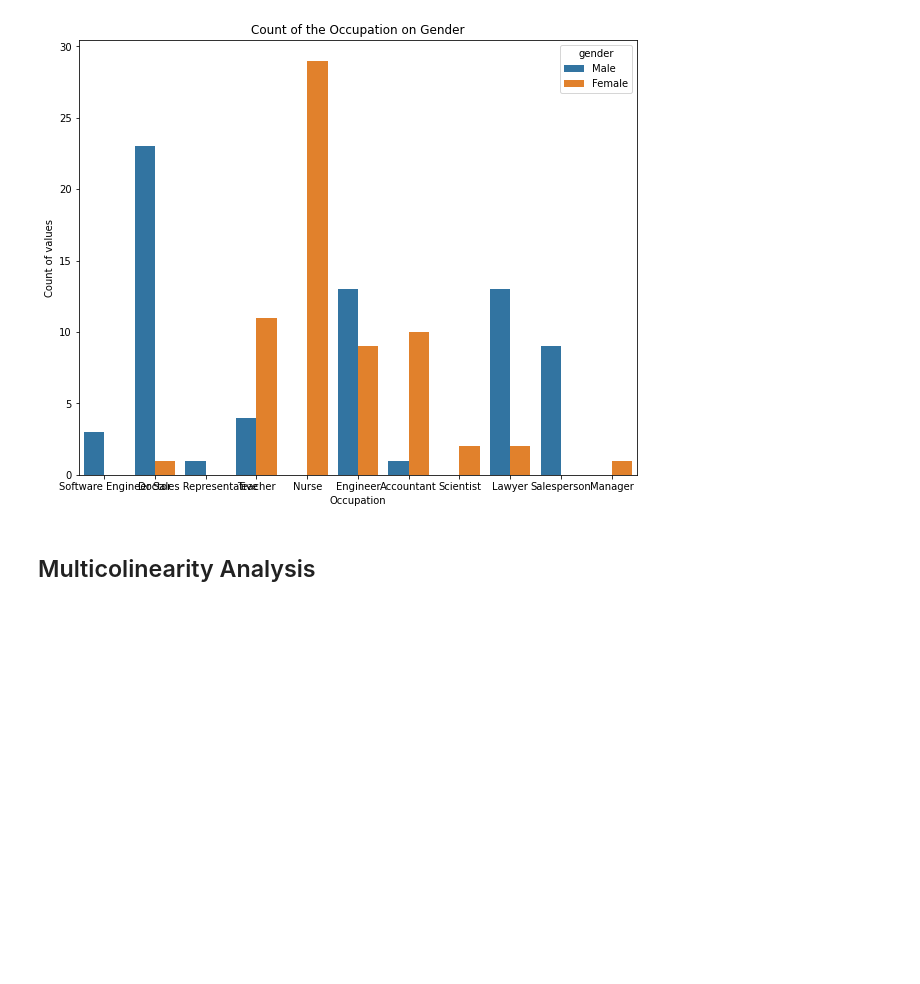
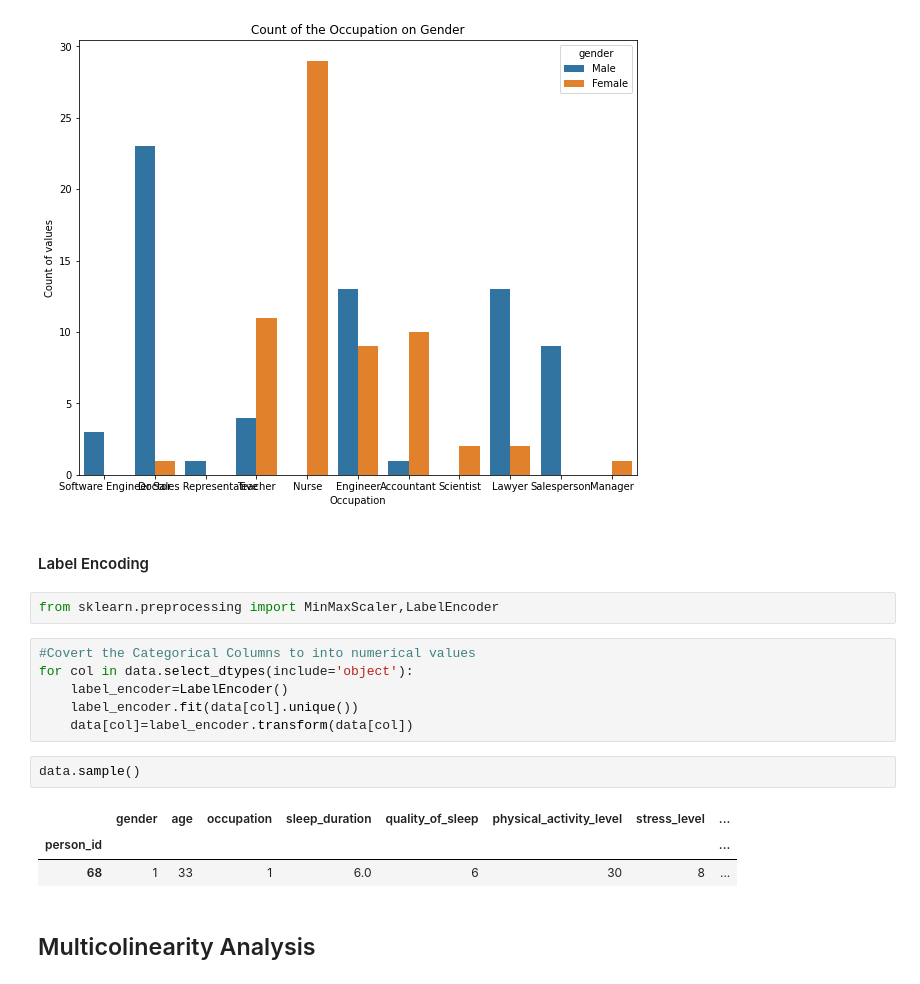
Before and after one commit to McOwino/Sleep_Health_Analysis, a Jupyter notebook: Sleep Health.ipynb, the cells around one changed output. Saved outputs shown, nothing was run; the diff lists cells and outputs as text; blank space fills up the shorter version.

Commit message:
Label Encoding

```diff
--- a/Sleep Health.ipynb
+++ b/Sleep Health.ipynb
@@ -540,6 +540,22 @@ plt.ylabel("Count of values")
 plt.show()
 # %% [output]
 [figure]
+# %% [markdown]
+#### Label Encoding
+# %%
+from sklearn.preprocessing import MinMaxScaler,LabelEncoder
+# %%
+#Covert the Categorical Columns to into numerical values
+for col in data.select_dtypes(include='object'):
+    label_encoder=LabelEncoder()
+    label_encoder.fit(data[col].unique())
+    data[col]=label_encoder.transform(data[col])
+# %%
+data.sample()
+# %% [output]
+|  | gender | age | occupation | sleep_duration | quality_of_sleep | physical_activity_level | stress_level | ... |
+| person_id |  |  |  |  |  |  |  | ... |
+| 68 | 1 | 33 | 1 | 6.0 | 6 | 30 | 8 | ... |
 # %% [markdown]
 ## Multicolinearity Analysis
 # %%
```
Also changed, not shown: parts of 43 cells of this notebook.
